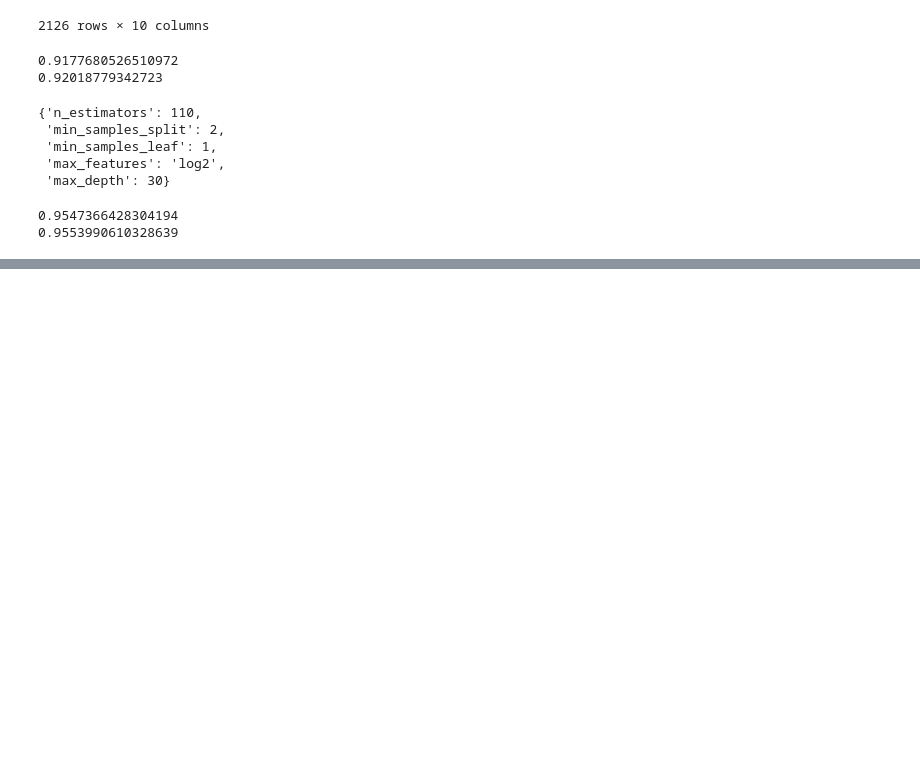
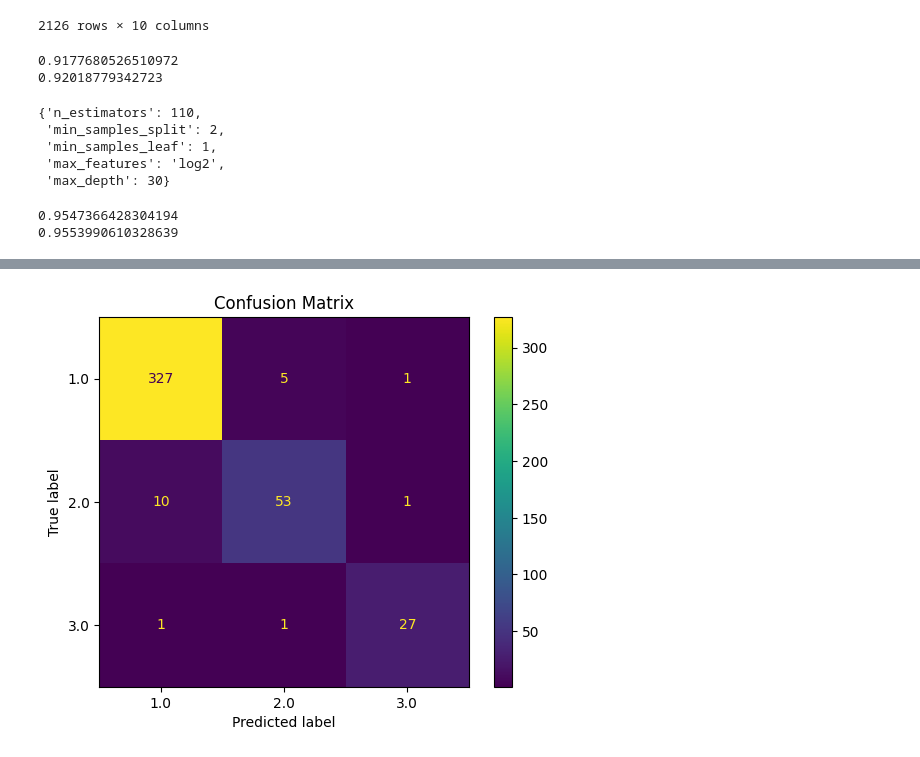
Before and after one commit to magdarogalska/CIS4496_Gitlab, a Jupyter notebook: FetalHealthClass.ipynb, the cells around one changed output, grey strips where cells are left out. Cells and saved outputs as stored; diff of their text form; code cells hidden in the pictures; blank space fills up the shorter version.

```diff
--- a/FetalHealthClass.ipynb
+++ b/FetalHealthClass.ipynb
@@ -345,0 +359,10 @@ print(acc_rf_b)
+# %%
+from sklearn.metrics import confusion_matrix, ConfusionMatrixDisplay
+
+cm = confusion_matrix(test_y, rf_b_pred, labels=rf.classes_)
+disp = ConfusionMatrixDisplay(confusion_matrix=cm, display_labels=rf.classes_)
+disp.plot()
+plt.title('Confusion Matrix')
+plt.savefig(fname='confusion.jpg')
+# %% [output]
+[figure, added]
```
Also changed, not shown: parts of 6 cells of this notebook, 1 other file.
